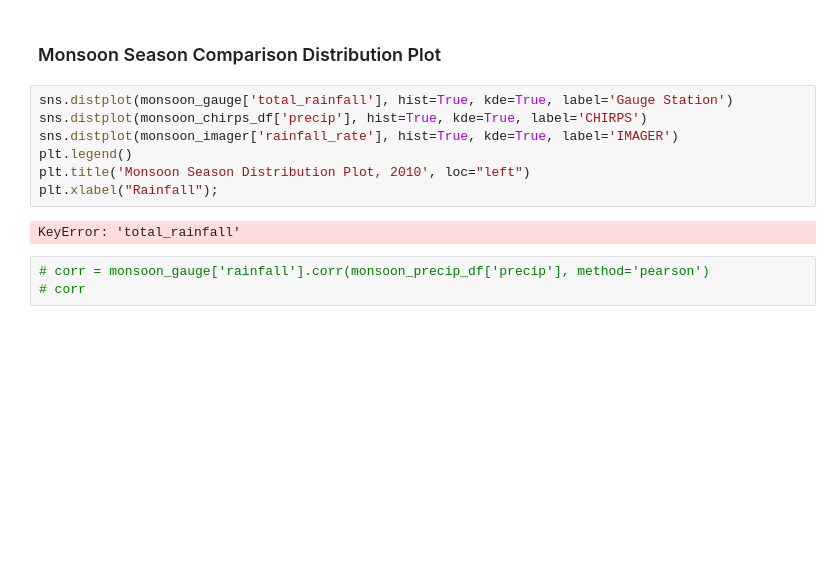
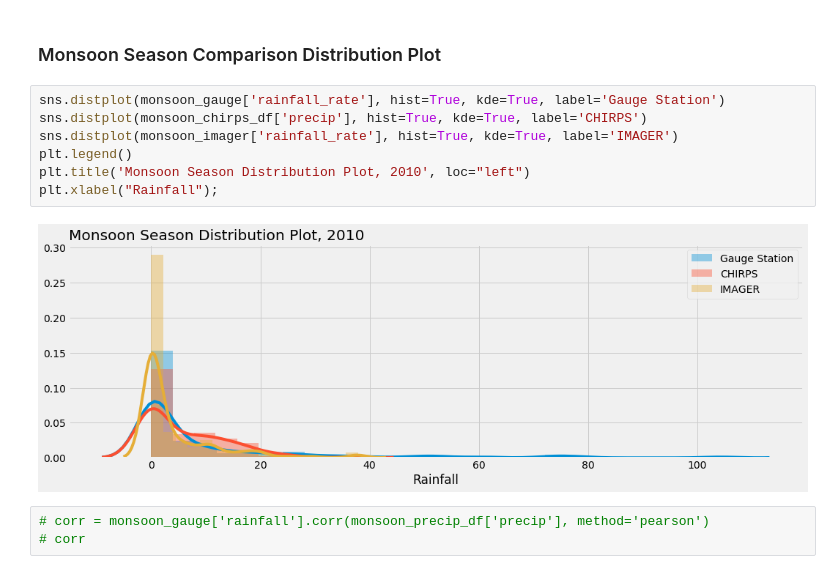
Before and after one commit to dsaharia/PRAT-Rainfall, a Jupyter notebook: imager-rainfall/Singapore.ipynb, the cells around one changed output. Drawn from its saved outputs; the diff is of its cells as text; blank space fills up the shorter version.

```diff
--- a/imager-rainfall/Singapore.ipynb
+++ b/imager-rainfall/Singapore.ipynb
@@ -193,14 +224,14 @@ The points are more or less aligned, therefore the IMAGER is giving good aproxim
 # %% [markdown]
 ### Monsoon Season Comparison Distribution Plot
 # %%
-sns.distplot(monsoon_gauge['total_rainfall'], hist=True, kde=True, label='Gauge Station')
+sns.distplot(monsoon_gauge['rainfall_rate'], hist=True, kde=True, label='Gauge Station')
 sns.distplot(monsoon_chirps_df['precip'], hist=True, kde=True, label='CHIRPS')
 sns.distplot(monsoon_imager['rainfall_rate'], hist=True, kde=True, label='IMAGER')
 plt.legend()
 plt.title('Monsoon Season Distribution Plot, 2010', loc="left")
 plt.xlabel("Rainfall");
 # %% [output]
-KeyError: 'total_rainfall'
+[figure, added]
 # %%
 # corr = monsoon_gauge['rainfall'].corr(monsoon_precip_df['precip'], method='pearson')
 # corr
```
Also changed, not shown: parts of 6 cells of this notebook.
